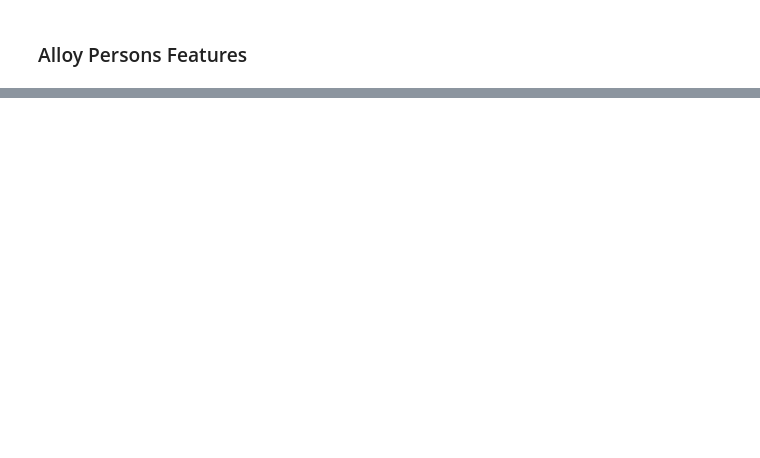
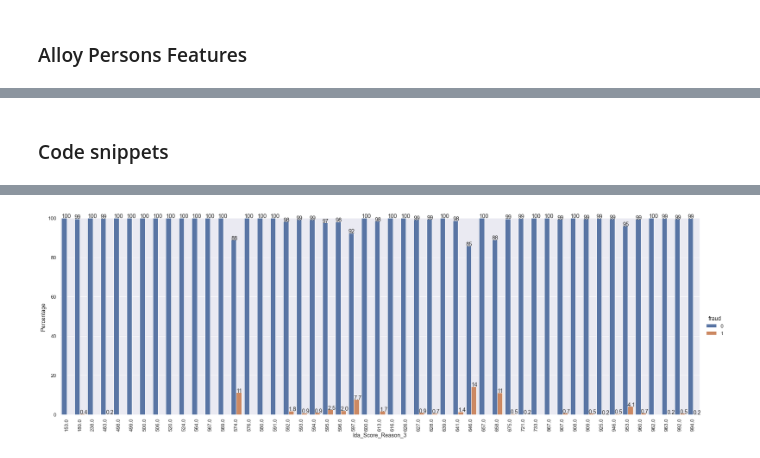
Before and after one commit to naresh-novo/Early-Fraud, a Jupyter notebook: code/fraud_v0.ipynb, the cells around one changed output, grey strips where cells are left out. Cells and saved outputs as stored; diff of their text form; code cells hidden in the pictures; blank space fills up the shorter version.

```diff
--- a/code/fraud_v0.ipynb
+++ b/code/fraud_v0.ipynb
@@ -323,0 +512,5 @@ len(pd.unique(fraud['application_id'])) - len(pd.unique(fraud_alloy_persons_data
+# %%
+fraud_alloy_persons_data.drop('sentilink_id_theft_score', inplace=True, axis=1)
+# %%
+fraud_alloy_persons_data.dropna(how='any',axis=0, inplace=True)
+fraud_alloy_persons_data['fraud'].value_counts()
@@ -408,0 +553,6 @@ opened_accounts
+# %%
+for i, value in enumerate(fraud_alloy_persons_data.columns):
+    try:
+        print(value, ': ', len(np.unique(list(fraud_alloy_persons_data[value]))))
+    except:
+        print(value, ': ', "Error")
@@ -408,0 +592,7 @@ opened_accounts
+# %%
+cat_columns = ['ida_score_reason_1', 'ida_score_reason_2', 'ida_score_reason_3']
+target = 'fraud'
+data = fraud_alloy_persons_data
+
+for i, col in enumerate(cat_columns):
+    plotting_percentages(data, col, target)
@@ -408,0 +630,49 @@ opened_accounts
+# %% [markdown]
+### Code snippets
+# %%
+cat_columns = 'ida_score_reason_2'
+target = 'fraud'
+data = fraud_alloy_persons_data
+df = data
+
+x, y = col, target
+
+# Temporary dataframe with percentage values
+temp_df = df.groupby(x)[y].value_counts(normalize=True)
+temp_df = temp_df.mul(100).rename('percent').reset_index()
+
+# Sort the column values for plotting
+order_list = list(df[col].unique())
+try:
+    order_list.sort()
+except:
+    order_list = order_list
+
+# Plot the figure
+sns.set(font_scale=1.2)
+g = sns.catplot(x=x, y='percent', hue=y,kind='bar', data=temp_df,
+                height=8, aspect=3, order=order_list, legend_out=True)
+g.ax.set_ylim(0,100)
+
+# ax.bar_label(x, padding=3, rotation=90)
+# ax.bar_label(y, padding=3, rotation=90)
+
+
+# Loop through each bar in the graph and add the percentage value
+for p in g.ax.patches:
+    if math.isnan(p.get_height())==False:
+        if p.get_height() < 10:
+            txt = str(p.get_height().round(1))
+            txt_x = p.get_x()
+            txt_y = p.get_height()
+            g.ax.text(txt_x,txt_y,txt)
+        else:
+            txt = str(int(p.get_height()))
+            txt_x = p.get_x()
+            txt_y = p.get_height()
+            g.ax.text(txt_x,txt_y,txt)
+
+plt.xlabel(col.title())
+plt.ylabel('Percentage')
+plt.xticks(rotation=90)
+# %% [output]
@@ -408,0 +696 @@ opened_accounts
+[figure, added]
```
Also changed, not shown: parts of 43 cells of this notebook.
